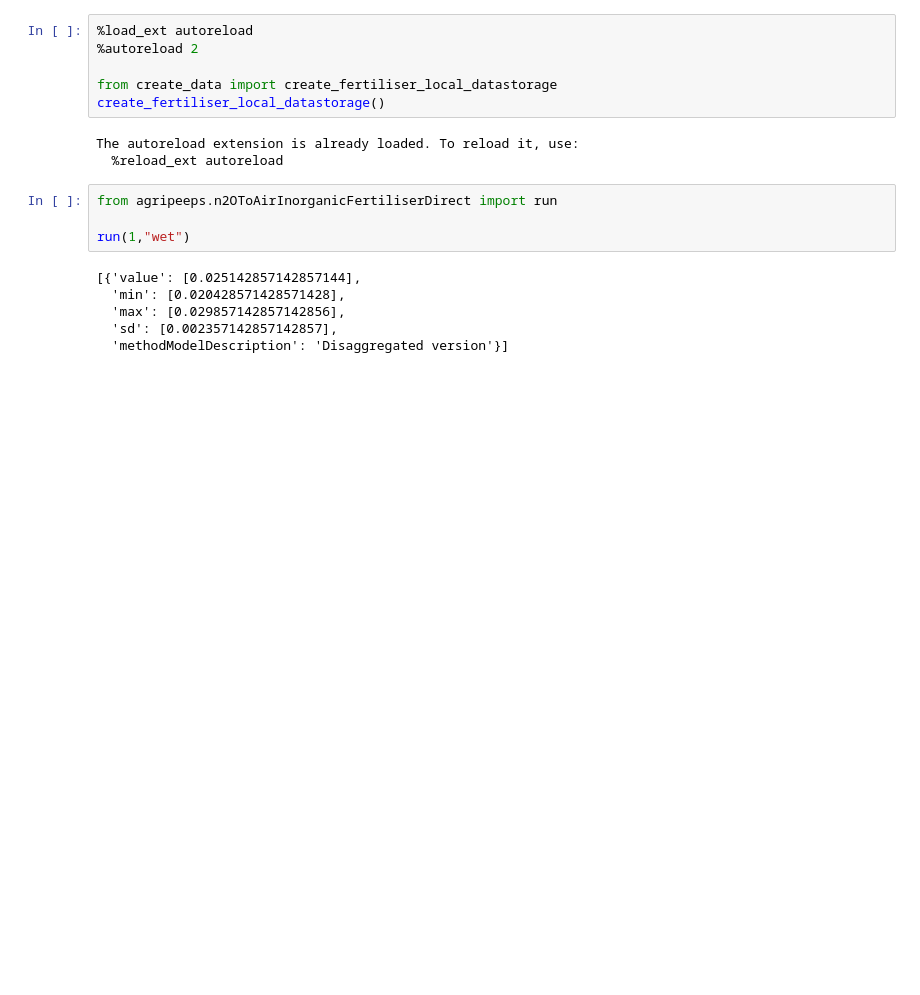
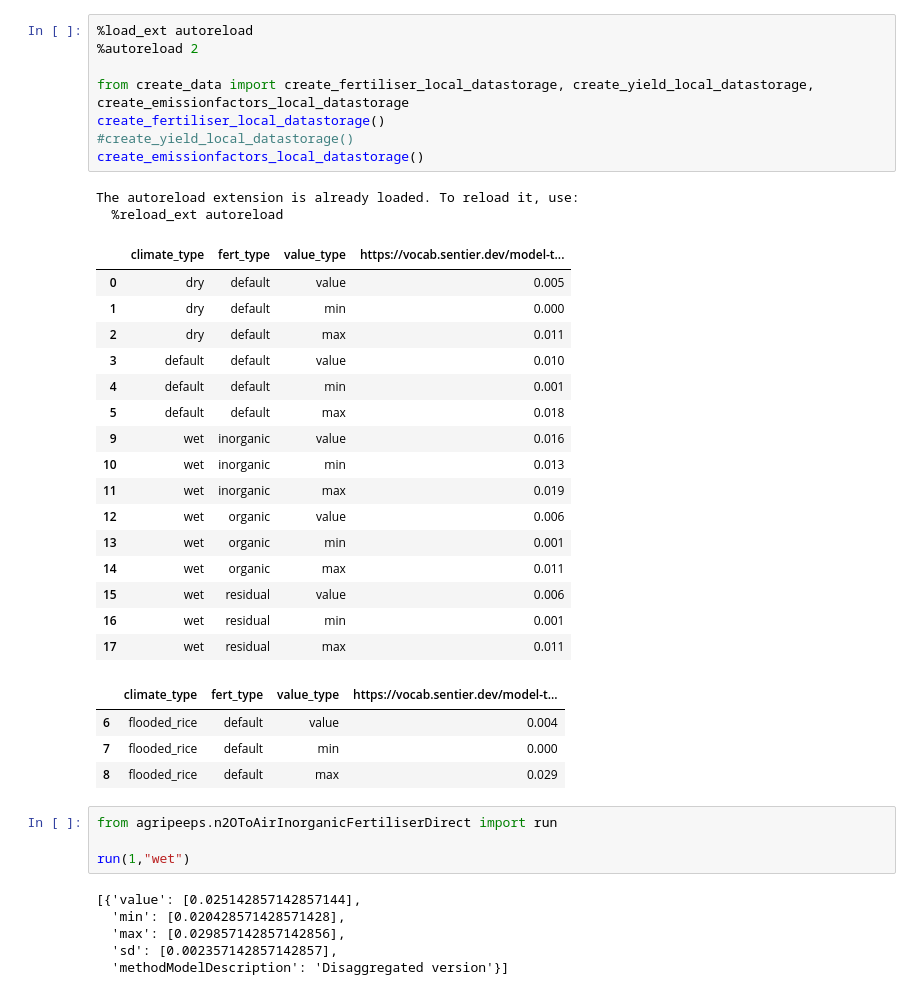
Before and after one commit to jbrun52/agripeeps, a Jupyter notebook: agripeeps/Untitled.ipynb, the cells around one changed output. Drawn from its saved outputs; the diff is of its cells as text; blank space fills up the shorter version.

Commit message:
added dataframe for EF

```diff
--- a/agripeeps/Untitled.ipynb
+++ b/agripeeps/Untitled.ipynb
@@ -1,12 +30,34 @@
 # %%
 %load_ext autoreload
 %autoreload 2
 
-from create_data import create_fertiliser_local_datastorage
+from create_data import create_fertiliser_local_datastorage, create_yield_local_datastorage, create_emissionfactors_local_datastorage
 create_fertiliser_local_datastorage()
+#create_yield_local_datastorage()
+create_emissionfactors_local_datastorage()
 # %% [output]
 The autoreload extension is already loaded. To reload it, use:
   %reload_ext autoreload
+|  | climate_type | fert_type | value_type | https://vocab.sentier.dev/model-t... |
+| 0 | dry | default | value | 0.005 |
+| 1 | dry | default | min | 0.000 |
+| 2 | dry | default | max | 0.011 |
+| 3 | default | default | value | 0.010 |
+| 4 | default | default | min | 0.001 |
+| 5 | default | default | max | 0.018 |
+| 9 | wet | inorganic | value | 0.016 |
+| 10 | wet | inorganic | min | 0.013 |
+| 11 | wet | inorganic | max | 0.019 |
+| 12 | wet | organic | value | 0.006 |
+| 13 | wet | organic | min | 0.001 |
+| 14 | wet | organic | max | 0.011 |
+| 15 | wet | residual | value | 0.006 |
+| 16 | wet | residual | min | 0.001 |
+| 17 | wet | residual | max | 0.011 |
+|  | climate_type | fert_type | value_type | https://vocab.sentier.dev/model-t... |
+| 6 | flooded_rice | default | value | 0.004 |
+| 7 | flooded_rice | default | min | 0.000 |
+| 8 | flooded_rice | default | max | 0.029 |
 # %%
 from agripeeps.n2OToAirInorganicFertiliserDirect import run
 
```
Also changed, not shown: parts of 1 cell of this notebook, 2 other files.
